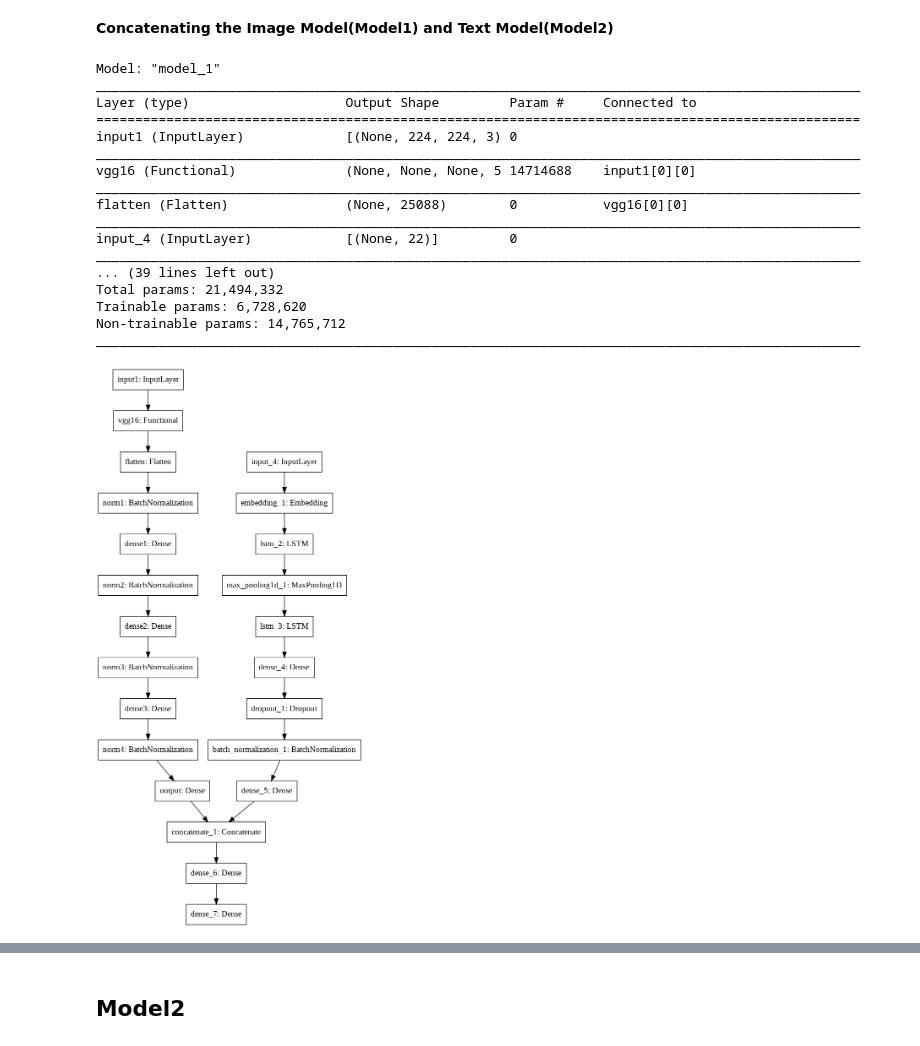
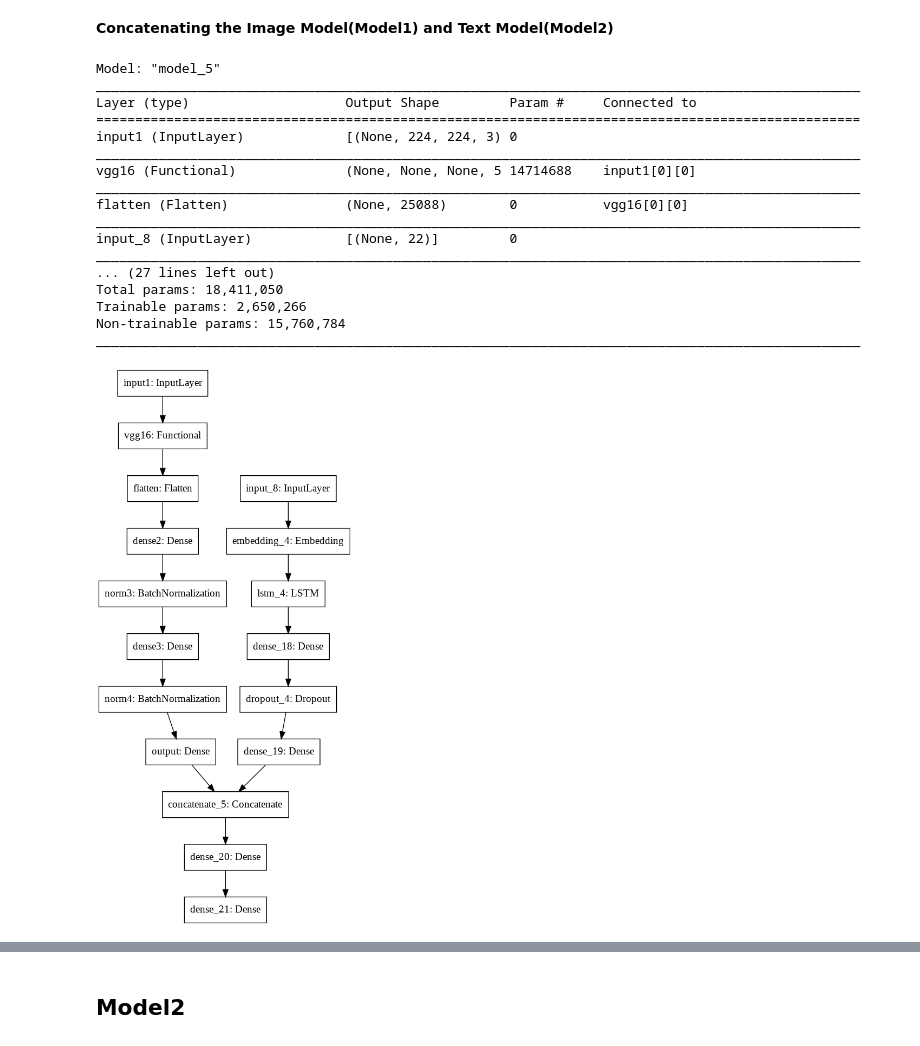
Before and after one commit to vipul43/image_description, a Jupyter notebook: image_description.ipynb, the cells around one changed output, grey strips where cells are left out. Cells and saved outputs as stored; diff of their text form; code cells hidden in the pictures.

```diff
--- a/image_description.ipynb
+++ b/image_description.ipynb
@@ -56,7 +56,7 @@ for sample in mat["train_sent_final"][0]:
       new_sent+="<end>"
       stringX2.append(new_sent)
 
-tk = Tokenizer()
+tk = Tokenizer(filters='')
 tk.fit_on_texts(stringX2)
 print(len(tk.word_index))
 # %% [output]
@@ -102,16 +102,13 @@ x = vgg16(input1)
 
 # Dense Layers
 x = tf.keras.layers.Flatten(name='flatten')(x)
-x = tf.keras.layers.BatchNormalization(name='norm1')(x)
-x = tf.keras.layers.Dense(192, activation='relu', name='dense1')(x)
-x = tf.keras.layers.BatchNormalization(name='norm2')(x)
 x = tf.keras.layers.Dense(84, activation='relu', name='dense2')(x)
 x = tf.keras.layers.BatchNormalization(name='norm3')(x)
 x = tf.keras.layers.Dense(64, activation='relu', name='dense3')(x)
 x = tf.keras.layers.BatchNormalization(name='norm4')(x)
 
 #Output layer
-output = tf.keras.layers.Dense(500, activation="linear", name='output')(x)
+output = tf.keras.layers.Dense(32, activation="linear", name='output')(x)
 model1 = tf.keras.models.Model(inputs=input1, outputs=output, name='model1')
 model1.summary()
 # %% [output]
@@ -161,5 +154,5 @@ To: /content/glove.42B.300d.zip
 # %%
-# embed_path = '/content/glove.42B.300d.txt'
-# EMBED_DIM = 300
-# EMBEDDING_MATRIX = get_embeddings_matrix(embed_path, EMBED_DIM, tk, len(tk.word_index))
-# print("Embeddings Matrix shape: ", EMBEDDING_MATRIX.shape)
+embed_path = '/content/glove.42B.300d.txt'
+EMBED_DIM = 300
+EMBEDDING_MATRIX = get_embeddings_matrix(embed_path, EMBED_DIM, tk, len(tk.word_index))
+print("Embeddings Matrix shape: ", EMBEDDING_MATRIX.shape)
@@ -166,14 +161,11 @@ To: /content/glove.42B.300d.zip
 # %%
 input2 = tf.keras.Input(shape=(max_len,))
-x = tf.keras.layers.Embedding((len(tk.word_counts)+1),100)(input2)
-# x = tf.keras.layers.Embedding(len(tk.word_index)+1, EMBED_DIM, weights=[EMBEDDING_MATRIX], trainable=False)(input2)
-x = tf.keras.layers.LSTM(192, return_sequences=True, dropout=0.3)(x)
-x = tf.keras.layers.MaxPool1D()(x)
+# x = tf.keras.layers.Embedding((len(tk.word_counts)+1),100)(input2)
+x = tf.keras.layers.Embedding(len(tk.word_index)+1, EMBED_DIM, weights=[EMBEDDING_MATRIX], trainable=False)(input2)
 x = tf.keras.layers.LSTM(128, dropout=0.2)(x)
 x = tf.keras.layers.Dense(84, activation='relu')(x)
 x = tf.keras.layers.Dropout(0.2)(x)
-x = tf.keras.layers.BatchNormalization()(x)
-output = tf.keras.layers.Dense(100, activation='linear')(x)
+output = tf.keras.layers.Dense(32, activation='linear')(x)
 
 model2 = tf.keras.models.Model(inputs=input2, outputs=output, name='model2')
 model2.summary()
@@ -199,31 +194,31 @@ _________________________________________________________________
 **Concatenating the Image Model(Model1) and Text Model(Model2)**
 # %%
 concate = tf.keras.layers.Concatenate(axis=-1)([model1.output, model2.output])
-final_dense = tf.keras.layers.Dense(256, activation='relu')(concate)
+final_dense = tf.keras.layers.Dense(84, activation='relu')(concate)
 Output = tf.keras.layers.Dense(len(tk.word_counts)+1, activation='softmax')(final_dense)
 finalModel  = tf.keras.models.Model(inputs=[input1,input2],outputs=Output)
 
 finalModel.summary()
 tf.keras.utils.plot_model(finalModel,to_file="finalModel.png")
 # %% [output]
-Model: "model_1"
+Model: "model_5"
 __________________________________________________________________________________________________
 Layer (type)                    Output Shape         Param #     Connected to
 ==================================================================================================
 input1 (InputLayer)             [(None, 224, 224, 3) 0
 __________________________________________________________________________________________________
 vgg16 (Functional)              (None, None, None, 5 14714688    input1[0][0]
 __________________________________________________________________________________________________
 flatten (Flatten)               (None, 25088)        0           vgg16[0][0]
 __________________________________________________________________________________________________
-input_4 (InputLayer)            [(None, 22)]         0
+input_8 (InputLayer)            [(None, 22)]         0
 __________________________________________________________________________________________________
-... (39 lines left out)
-Total params: 21,494,332
-Trainable params: 6,728,620
-Non-trainable params: 14,765,712
+... (27 lines left out)
+Total params: 18,411,050
+Trainable params: 2,650,266
+Non-trainable params: 15,760,784
 __________________________________________________________________________________________________
-[figure, old version]
+[figure, new version]
 # %%
 #data generator
 def data_generator(data, tk, new_shape, batch_size, max_len):
```
Also changed, not shown: parts of 10 cells of this notebook.
